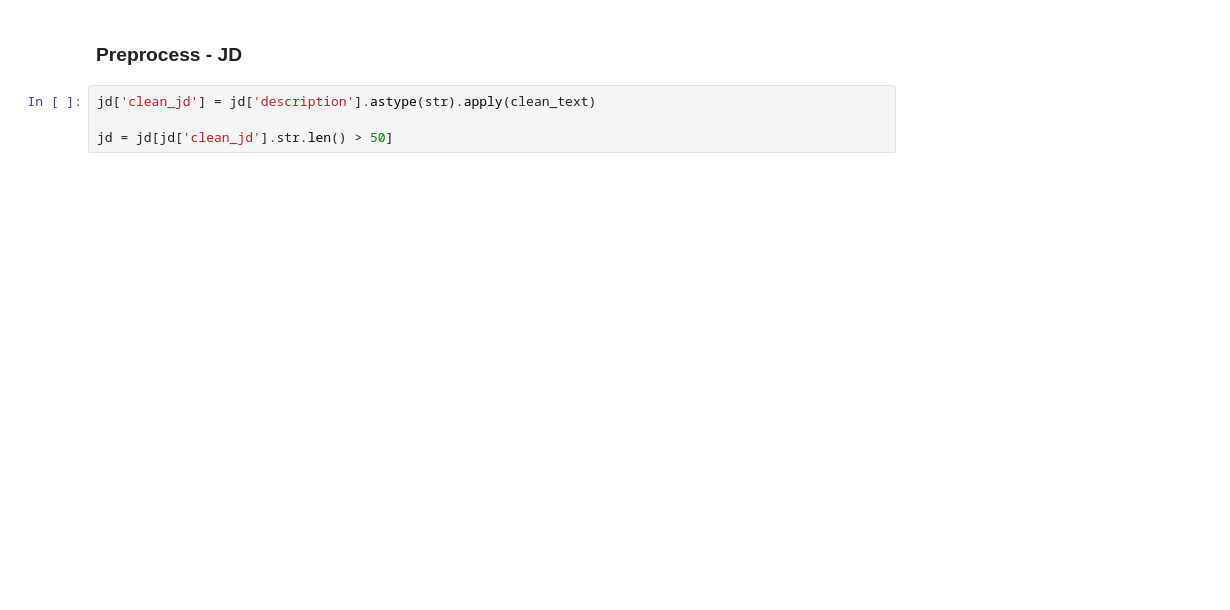
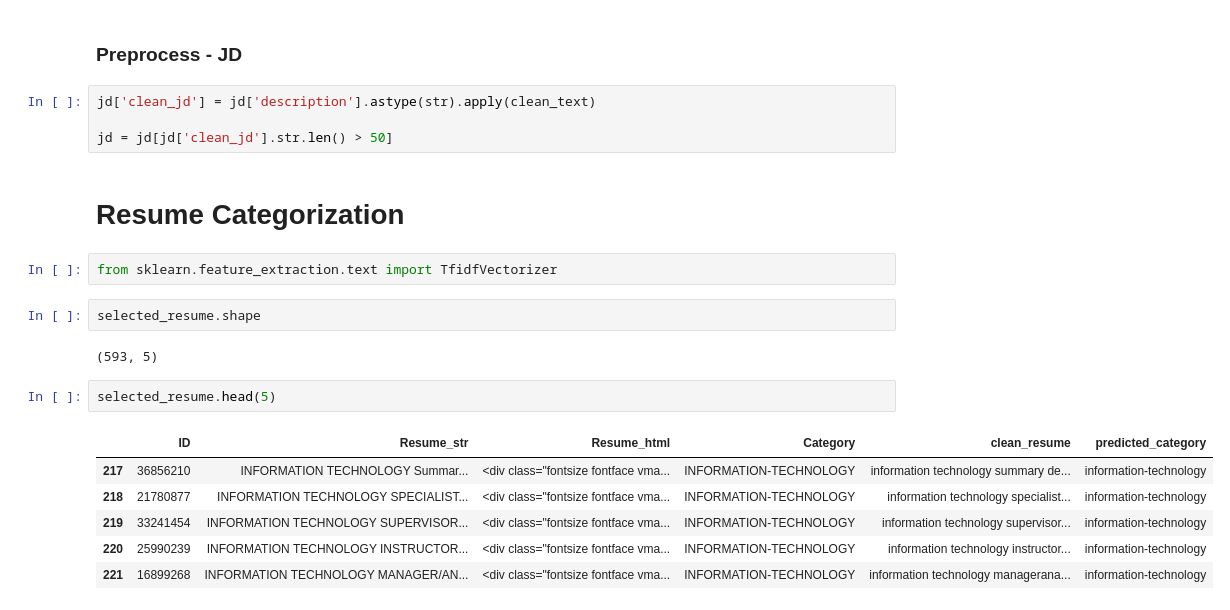
Before and after one commit to JoyJEZhang/ds--job-resume-match-system, a Jupyter notebook: preprocess.ipynb, the cells around one changed output. Cells and saved outputs as stored; diff of their text form; blank space fills up the shorter version.

```diff
--- a/preprocess.ipynb
+++ b/preprocess.ipynb
@@ -91,3 +91,20 @@ See the caveats in the documentation: https://pandas.pydata.org/pandas-docs/stab
 jd['clean_jd'] = jd['description'].astype(str).apply(clean_text)
 
 jd = jd[jd['clean_jd'].str.len() > 50]
+# %% [markdown]
+# Resume Categorization
+# %%
+from sklearn.feature_extraction.text import TfidfVectorizer
+# %%
+selected_resume.shape
+# %% [output]
+(593, 5)
+# %%
+selected_resume.head(5)
+# %% [output]
+|  | ID | Resume_str | Resume_html | Category | clean_resume | predicted_category |
+| 217 | 36856210 | INFORMATION TECHNOLOGY Summar... | <div class="fontsize fontface vma... | INFORMATION-TECHNOLOGY | information technology summary de... | information-technology |
+| 218 | 21780877 | INFORMATION TECHNOLOGY SPECIALIST... | <div class="fontsize fontface vma... | INFORMATION-TECHNOLOGY | information technology specialist... | information-technology |
+| 219 | 33241454 | INFORMATION TECHNOLOGY SUPERVISOR... | <div class="fontsize fontface vma... | INFORMATION-TECHNOLOGY | information technology supervisor... | information-technology |
+| 220 | 25990239 | INFORMATION TECHNOLOGY INSTRUCTOR... | <div class="fontsize fontface vma... | INFORMATION-TECHNOLOGY | information technology instructor... | information-technology |
+| 221 | 16899268 | INFORMATION TECHNOLOGY MANAGER/AN... | <div class="fontsize fontface vma... | INFORMATION-TECHNOLOGY | information technology managerana... | information-technology |
```
Also changed, not shown: parts of 8 cells of this notebook.
